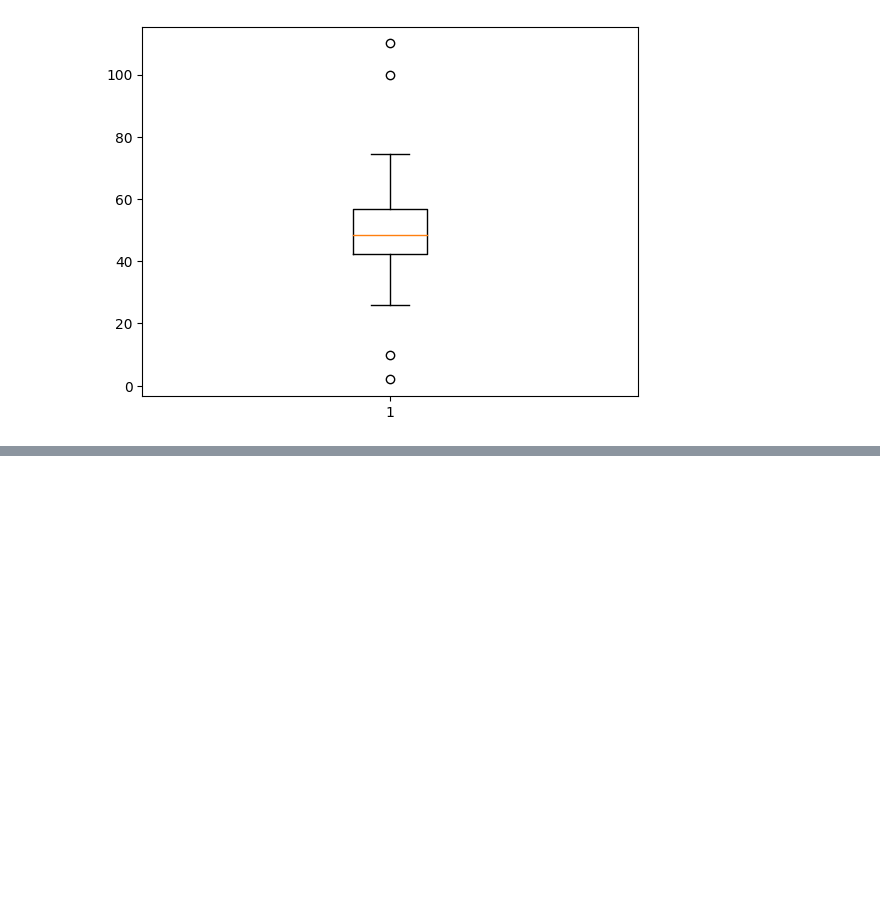
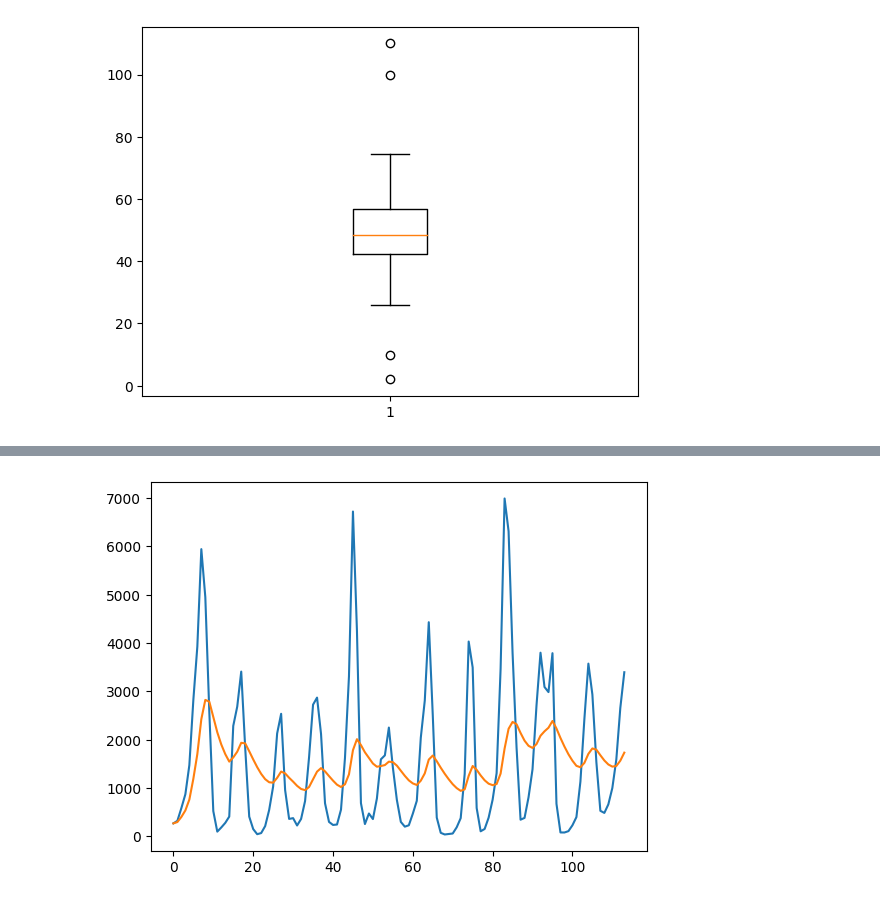
Before and after one commit to CQ-01/Edu, a Jupyter notebook: AI/Data Analysis/빅데이터 분석기사/I_데이터전처리.ipynb, the cells around one changed output, grey strips where cells are left out. Cells and saved outputs as stored; diff of their text form; code cells hidden in the pictures; blank space fills up the shorter version.

```diff
--- a/AI/Data Analysis/빅데이터 분석기사/I_데이터전처리.ipynb
+++ b/AI/Data Analysis/빅데이터 분석기사/I_데이터전처리.ipynb
@@ -626,0 +715,9 @@ plt.show()
+# %%
+# Exponentially-weighted Moving Average(지수가중이동평균), 최근 데이터에 가중치를 부여하여 이동평균을 구함
+df['ewm'] = df['value'].ewm(10).mean()  # ewm(n) : 데이터 갯수
+
+plt.plot(df['value'])
+plt.plot(df['ewm'])  # 10년 가중이동평균
+plt.show()
+# %% [output]
+[figure, added]
```
Also changed, not shown: parts of 9 cells of this notebook.
